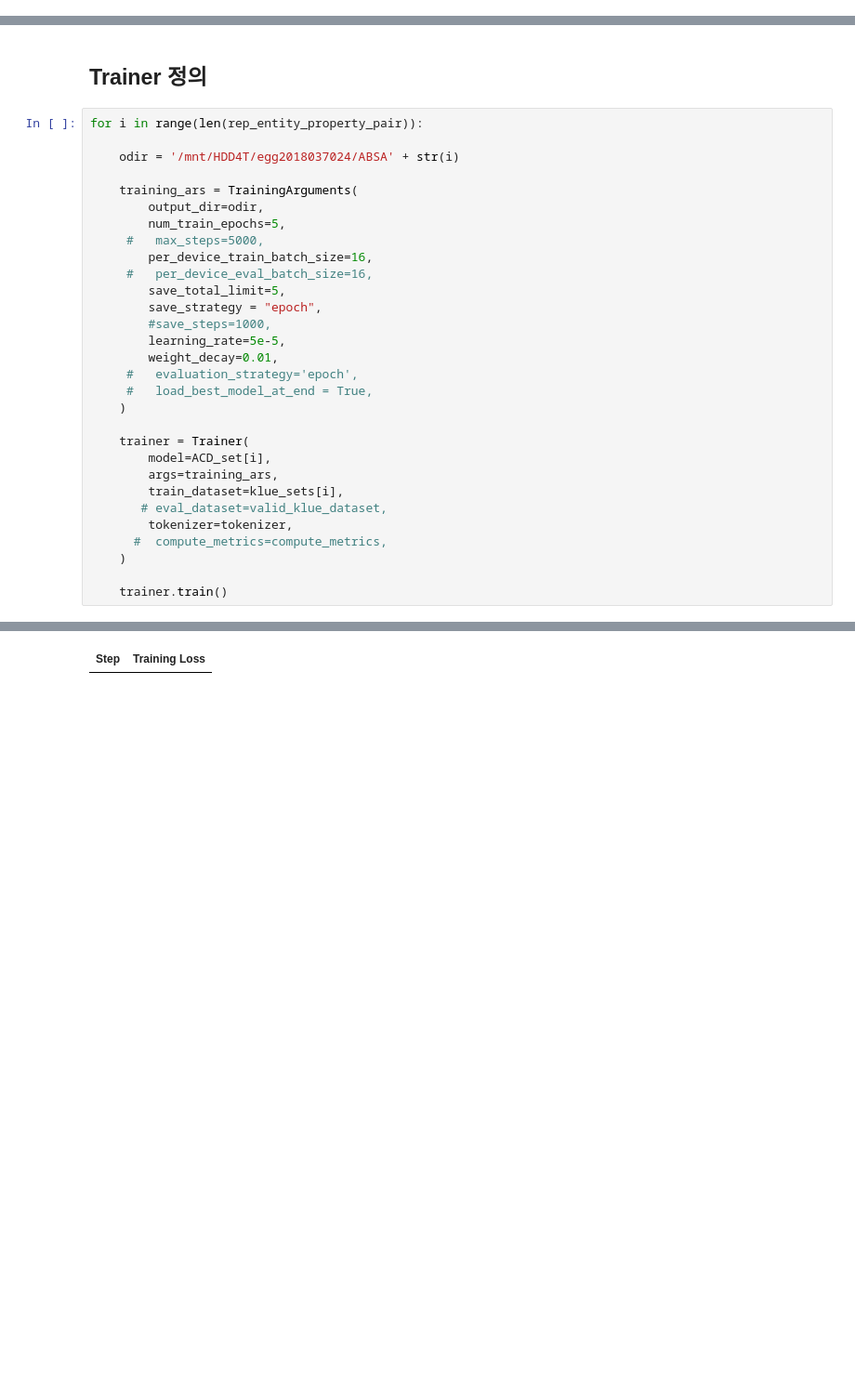
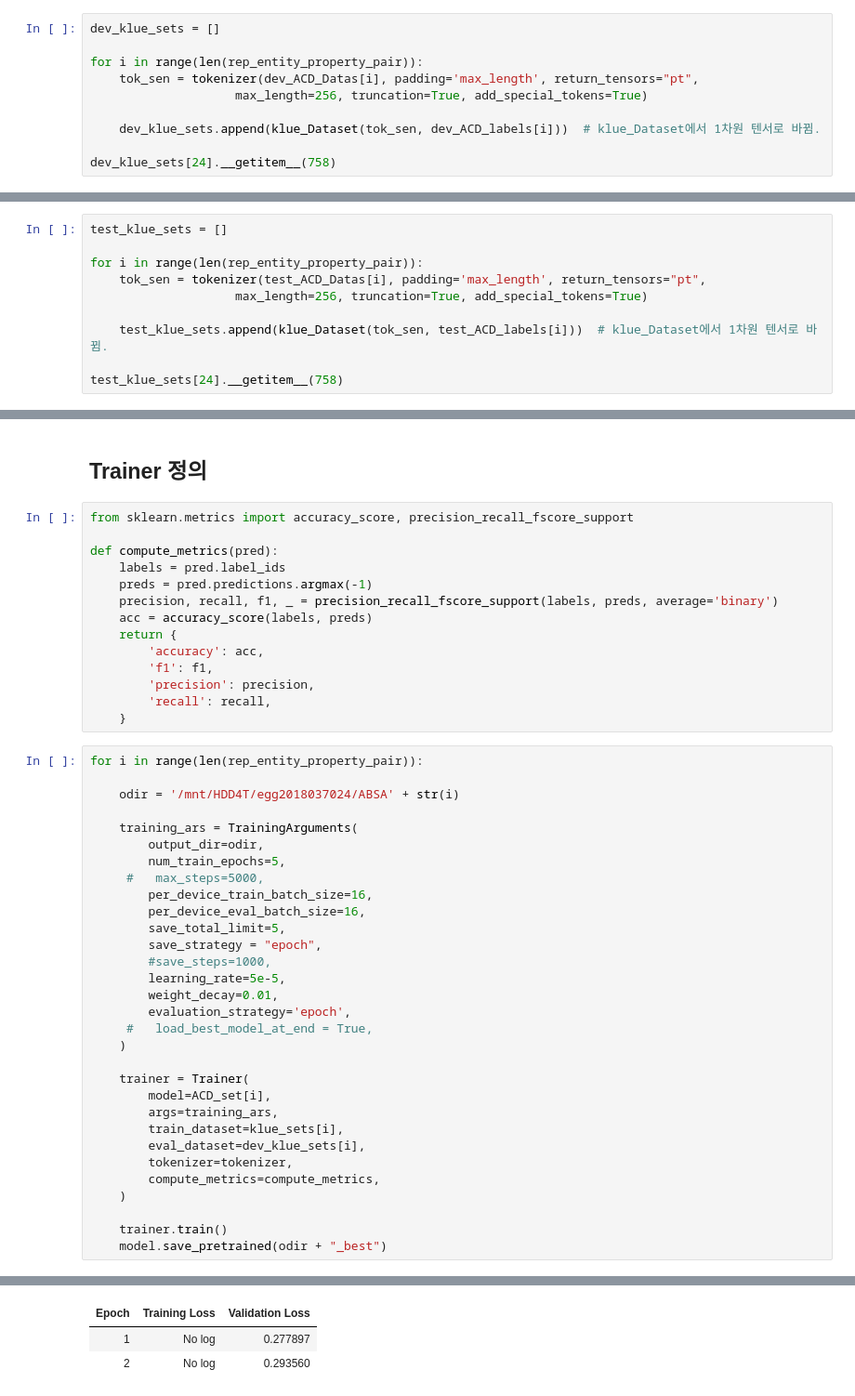
Before and after one commit to IamJunhaHwang/NLP-Project, a Jupyter notebook: model/Modeling_Base.ipynb, the cells around one changed output, grey strips where cells are left out. Shown: that part at 93% size. Drawn from its saved outputs; the diff is of its cells as text; blank space fills up the shorter version.

Commit message:
[NEW] Create compute metric

```diff
--- a/model/Modeling_Base.ipynb
+++ b/model/Modeling_Base.ipynb
@@ -275,3 +362,13 @@ klue_sets[24].__getitem__(758)
          0, 0, 0, 0, 0, 0, 0, 0, 0, 0, 0, 0, 0, 0, 0, 0, 0, 0, 0, 0, 0, 0, 0, 0,
          0, 0, 0, 0, 0, 0, 0, 0, 0, 0, 0, 0, 0, 0, 0, 0]),
  'label': tensor(0)}
+# %%
+dev_klue_sets = []
+
+for i in range(len(rep_entity_property_pair)):
+    tok_sen = tokenizer(dev_ACD_Datas[i], padding='max_length', return_tensors="pt",
+                    max_length=256, truncation=True, add_special_tokens=True)
+
+    dev_klue_sets.append(klue_Dataset(tok_sen, dev_ACD_labels[i]))  # klue_Dataset에서 1차원 텐서로 바뀜.
+
+dev_klue_sets[24].__getitem__(758)
@@ -277,0 +393,10 @@ klue_sets[24].__getitem__(758)
+# %%
+test_klue_sets = []
+
+for i in range(len(rep_entity_property_pair)):
+    tok_sen = tokenizer(test_ACD_Datas[i], padding='max_length', return_tensors="pt",
+                    max_length=256, truncation=True, add_special_tokens=True)
+
+    test_klue_sets.append(klue_Dataset(tok_sen, test_ACD_labels[i]))  # klue_Dataset에서 1차원 텐서로 바뀜.
+
+test_klue_sets[24].__getitem__(758)
@@ -303,5 +498,19 @@ POL_klue_sets.__getitem__(758)
 # %% [markdown]
 ## Trainer 정의
+# %%
+from sklearn.metrics import accuracy_score, precision_recall_fscore_support
+
+def compute_metrics(pred):
+    labels = pred.label_ids
+    preds = pred.predictions.argmax(-1)
+    precision, recall, f1, _ = precision_recall_fscore_support(labels, preds, average='binary')
+    acc = accuracy_score(labels, preds)
+    return {
+        'accuracy': acc,
+        'f1': f1,
+        'precision': precision,
+        'recall': recall,
+    }
 # %%
 for i in range(len(rep_entity_property_pair)):
 
@@ -312,13 +521,13 @@ for i in range(len(rep_entity_property_pair)):
         num_train_epochs=5,
      #   max_steps=5000,
         per_device_train_batch_size=16,
-     #   per_device_eval_batch_size=16,
+        per_device_eval_batch_size=16,
         save_total_limit=5,
         save_strategy = "epoch",
         #save_steps=1000,
         learning_rate=5e-5,
         weight_decay=0.01,
-     #   evaluation_strategy='epoch',
+        evaluation_strategy='epoch',
      #   load_best_model_at_end = True,
     )
 
@@ -326,12 +535,13 @@ for i in range(len(rep_entity_property_pair)):
         model=ACD_set[i],
         args=training_ars,
         train_dataset=klue_sets[i],
-       # eval_dataset=valid_klue_dataset,
+        eval_dataset=dev_klue_sets[i],
         tokenizer=tokenizer,
-      #  compute_metrics=compute_metrics,
+        compute_metrics=compute_metrics,
     )
 
     trainer.train()
+    model.save_pretrained(odir + "_best")
 # %% [output]
 ***** Running training *****
   Num examples = 3001
@@ -344 +554,3 @@ for i in range(len(rep_entity_property_pair)):
-| Step | Training Loss |
+| Epoch | Training Loss | Validation Loss |
+| 1 | No log | 0.277897 |
+| 2 | No log | 0.293560 |
```
Also changed, not shown: parts of 10 cells of this notebook.
